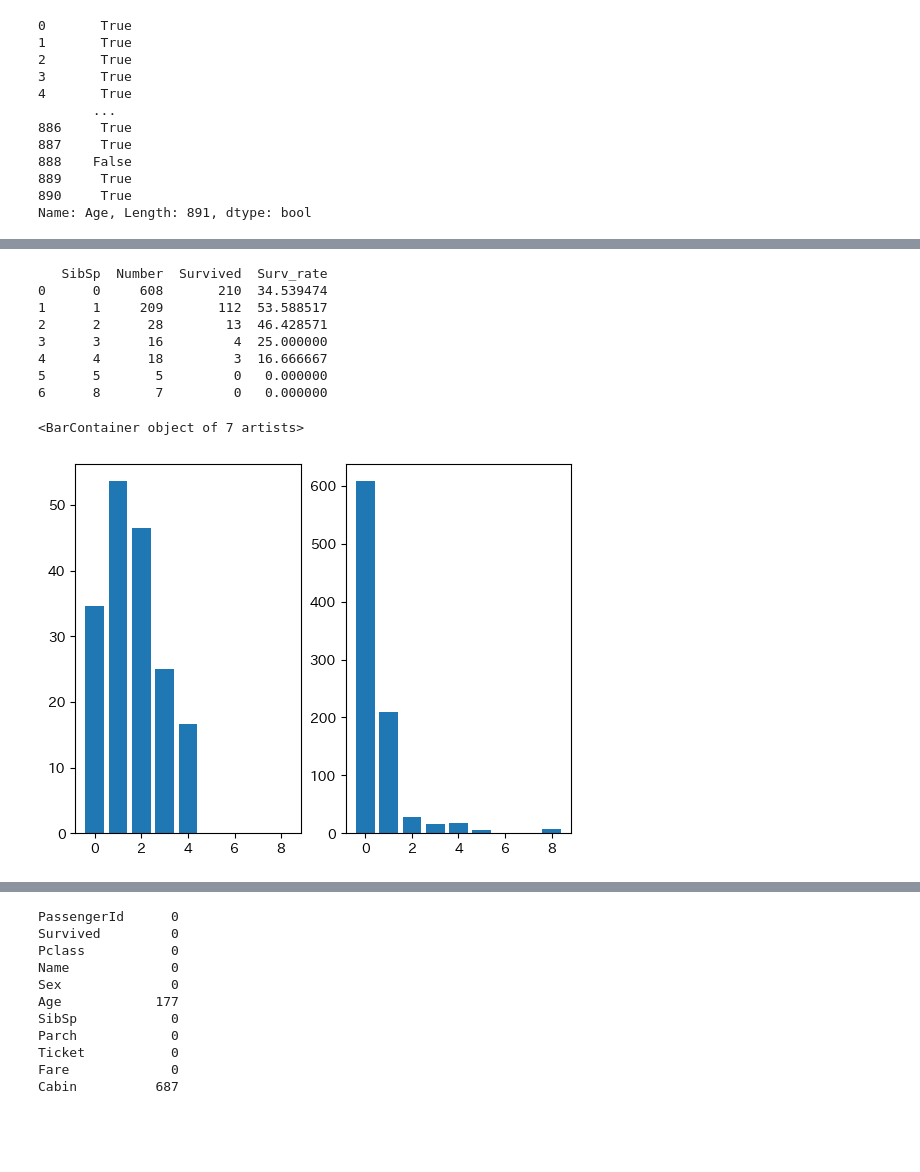
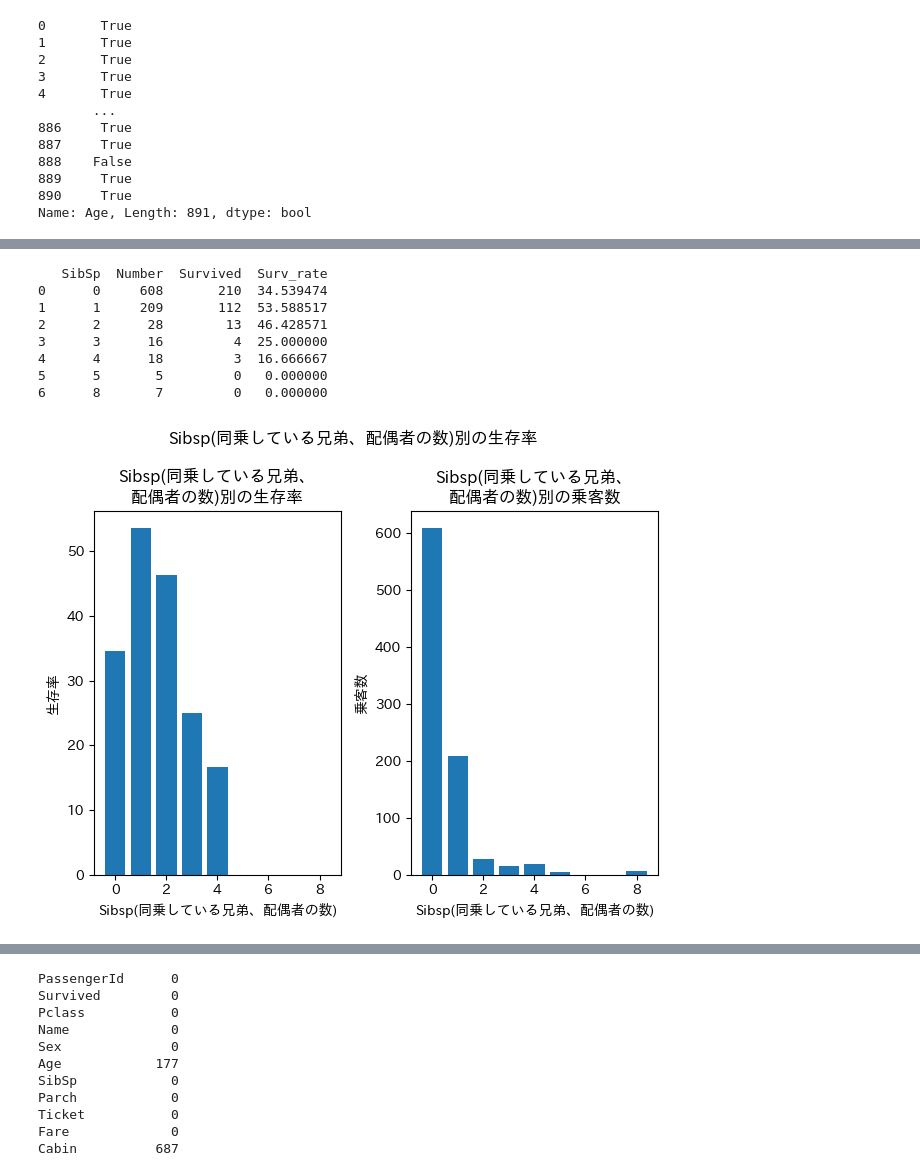
Before and after one commit to wakooota/titanic, a Jupyter notebook: titanic_2.ipynb, the cells around one changed output, grey strips where cells are left out. Cells and saved outputs as stored; diff of their text form; code cells hidden in the pictures; blank space fills up the shorter version.

```diff
--- a/titanic_2.ipynb
+++ b/titanic_2.ipynb
@@ -177,26 +209,36 @@ plt.show()
 # %%
 #Sibsp(同乗している兄弟、配偶者の数)別の生存率
 train_sibsp = pd.pivot_table(train[["SibSp", "Survived", "Number"]], index="SibSp", aggfunc="sum").reset_index()
 train_sibsp["Surv_rate"]=(train_sibsp["Survived"]/train_sibsp["Number"])*100
 print(train_sibsp)
 
 plt.figure()
 
 plt.subplot(1,2,1)
 plt.bar(train_sibsp["SibSp"], train_sibsp["Surv_rate"])
+plt.title("Sibsp(同乗している兄弟、\n配偶者の数)別の生存率")
+plt.xlabel("Sibsp(同乗している兄弟、配偶者の数)")
+plt.ylabel("生存率")
+
 plt.subplot(1,2,2)
 plt.bar(train_sibsp["SibSp"], train_sibsp["Number"])
+plt.title("Sibsp(同乗している兄弟、\n配偶者の数)別の乗客数")
+plt.xlabel("Sibsp(同乗している兄弟、配偶者の数)")
+plt.ylabel("乗客数")
+
+plt.tight_layout()
+plt.suptitle("Sibsp(同乗している兄弟、配偶者の数)別の生存率", x=0.5, y= 1.05) #グラフ全体のタイトル位置を調整
+plt.show()
 # %% [output]
    SibSp  Number  Survived  Surv_rate
 0      0     608       210  34.539474
 1      1     209       112  53.588517
 2      2      28        13  46.428571
 3      3      16         4  25.000000
 4      4      18         3  16.666667
 5      5       5         0   0.000000
 6      8       7         0   0.000000
-<BarContainer object of 7 artists>
-[figure, old version]
+[figure, new version]
 # %%
 #Parch（同乗している兄弟、配偶者の数）別の生存率
 train_parch = pd.pivot_table(train[["Parch", "Survived", "Number"]], index="Parch", aggfunc="sum").reset_index()
```
Also changed, not shown: parts of 7 cells of this notebook.
